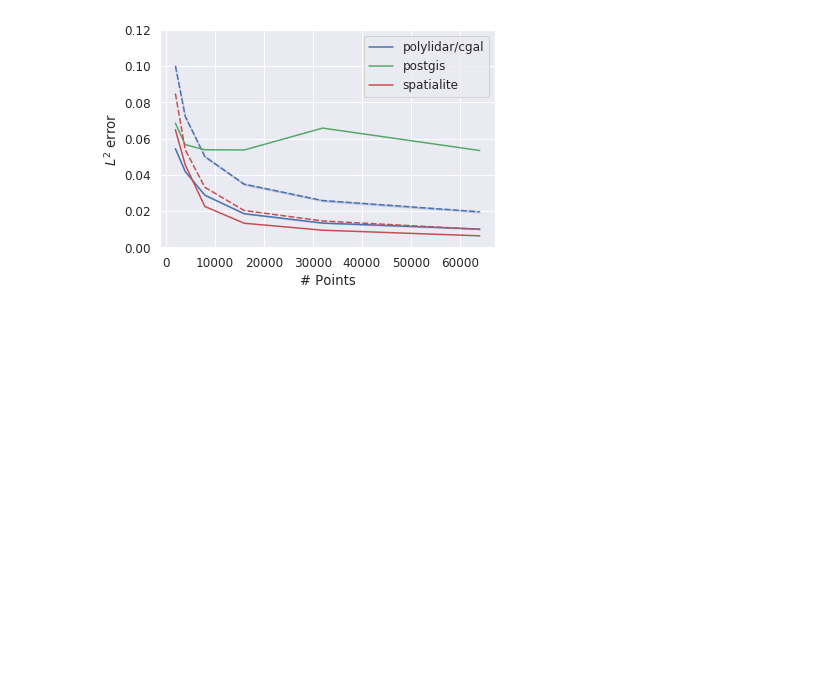
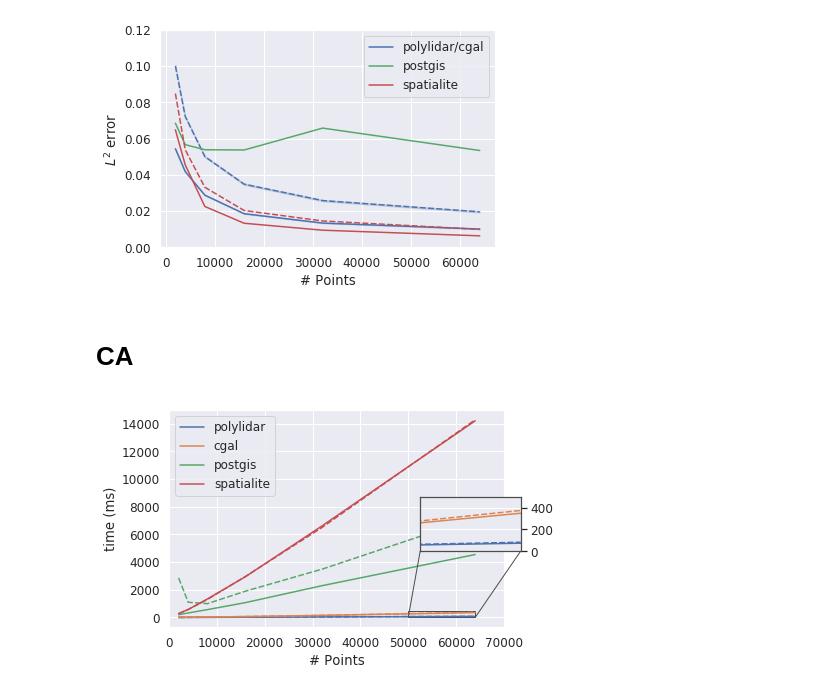
Before and after one commit to JeremyBYU/concavehull-evaluation, a Jupyter notebook: analysis/analysis.ipynb, the cells around one changed output. Drawn from its saved outputs; the diff is of its cells as text; code cells hidden in the pictures; blank space fills up the shorter version.

Commit message:
Add more ground truth shapes, CA

```diff
--- a/analysis/analysis.ipynb
+++ b/analysis/analysis.ipynb
@@ -139,3 +116,14 @@ plt.savefig('assets/pics/compare_algs_accuracy_mi.pdf', bbox_inches='tight')
 # g.set(yscale="log")
 # %% [output]
 [figure]
+# %% [markdown]
+# CA
+# %%
+plt.close(plt.gcf())
+df_ca = df_all_section[df_all_section['shape'].isin(['ca'])]
+df_ca_poly_cgal = df_all_poly_cgal[df_all_poly_cgal['shape'].isin(['ca'])]
+plot_time(df_ca, df_ca_poly_cgal)
+
+plt.savefig('assets/pics/compare_algs_time_inset_ca.pdf', bbox_inches='tight')
+# %% [output]
+[figure, added]
```
Also changed, not shown: parts of 10 cells of this notebook, 12 other files.
